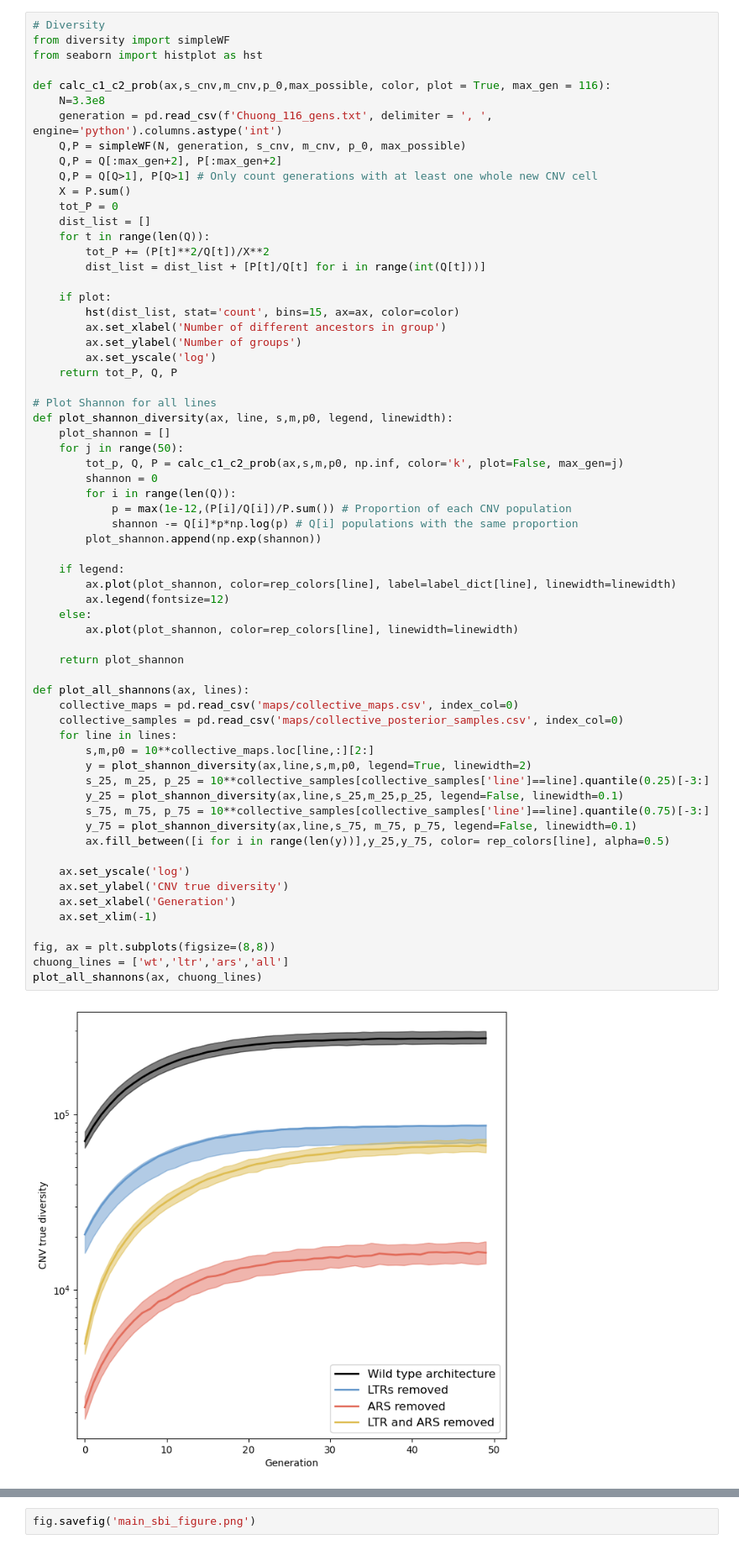
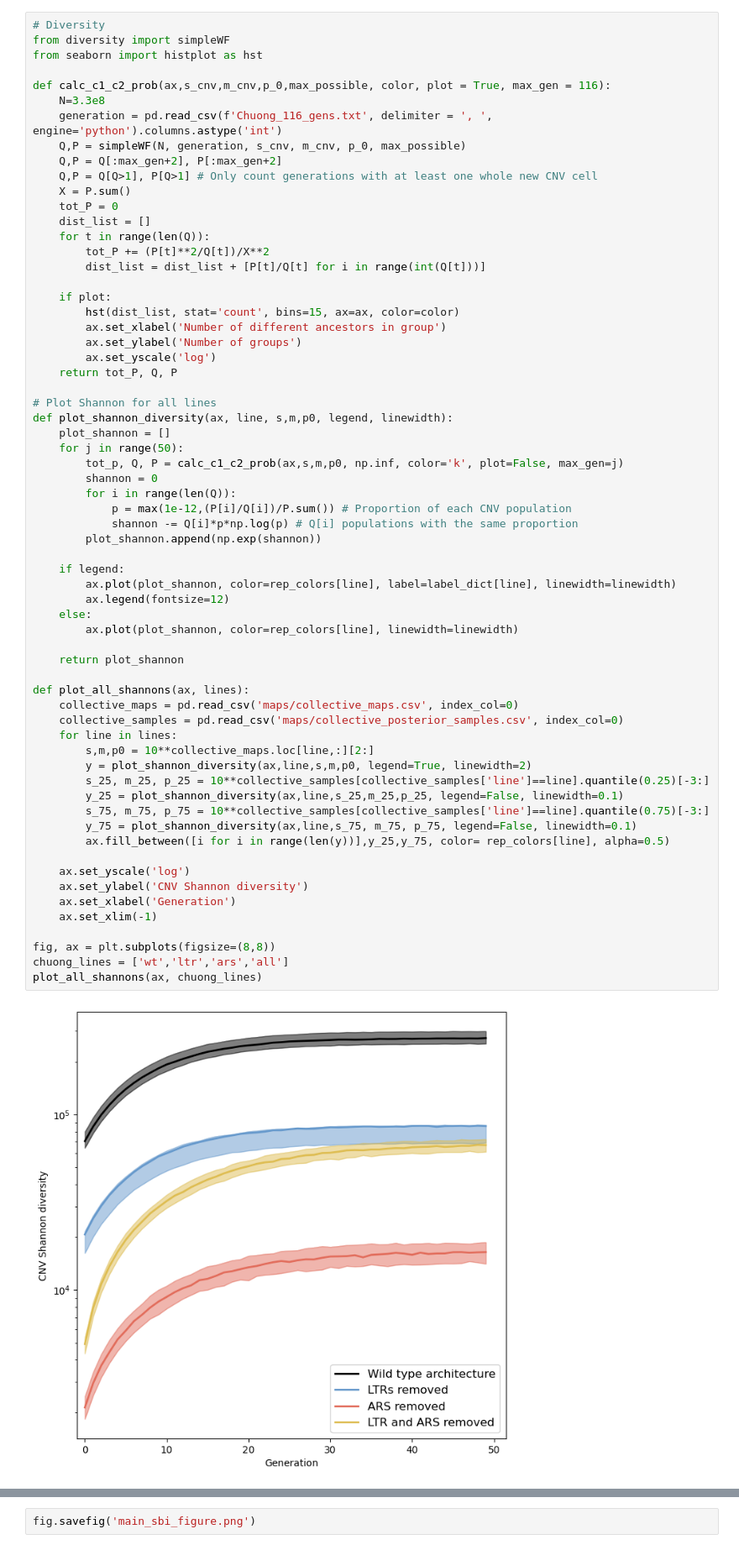
Before and after one commit to yoavram-lab/chuong_et_al, a Jupyter notebook: Main Figure.ipynb, the cells around one changed output, grey strips where cells are left out. Shown at 84% size. Drawn from its saved outputs; the diff is of its cells as text.

```diff
--- a/Main Figure.ipynb
+++ b/Main Figure.ipynb
@@ -44,35 +44,35 @@ def plot_shannon_diversity(ax, line, s,m,p0, legend, linewidth):
         plot_shannon.append(np.exp(shannon))
 
     if legend:
         ax.plot(plot_shannon, color=rep_colors[line], label=label_dict[line], linewidth=linewidth)
         ax.legend(fontsize=12)
     else:
         ax.plot(plot_shannon, color=rep_colors[line], linewidth=linewidth)
 
     return plot_shannon
 
 def plot_all_shannons(ax, lines):
     collective_maps = pd.read_csv('maps/collective_maps.csv', index_col=0)
     collective_samples = pd.read_csv('maps/collective_posterior_samples.csv', index_col=0)
     for line in lines:
         s,m,p0 = 10**collective_maps.loc[line,:][2:]
         y = plot_shannon_diversity(ax,line,s,m,p0, legend=True, linewidth=2)
         s_25, m_25, p_25 = 10**collective_samples[collective_samples['line']==line].quantile(0.25)[-3:]
         y_25 = plot_shannon_diversity(ax,line,s_25,m_25,p_25, legend=False, linewidth=0.1)
         s_75, m_75, p_75 = 10**collective_samples[collective_samples['line']==line].quantile(0.75)[-3:]
         y_75 = plot_shannon_diversity(ax,line,s_75, m_75, p_75, legend=False, linewidth=0.1)
         ax.fill_between([i for i in range(len(y))],y_25,y_75, color= rep_colors[line], alpha=0.5)
 
     ax.set_yscale('log')
-    ax.set_ylabel('CNV true diversity')
+    ax.set_ylabel('CNV Shannon diversity')
     ax.set_xlabel('Generation')
     ax.set_xlim(-1)
 
 fig, ax = plt.subplots(figsize=(8,8))
 chuong_lines = ['wt','ltr','ars','all']
 plot_all_shannons(ax, chuong_lines)
 # %% [output]
-[figure, old version]
+[figure, new version]
 # %%
 # Posterior Predictions
 import torch
```
Also changed, not shown: parts of 2 cells of this notebook, 1 other file.
